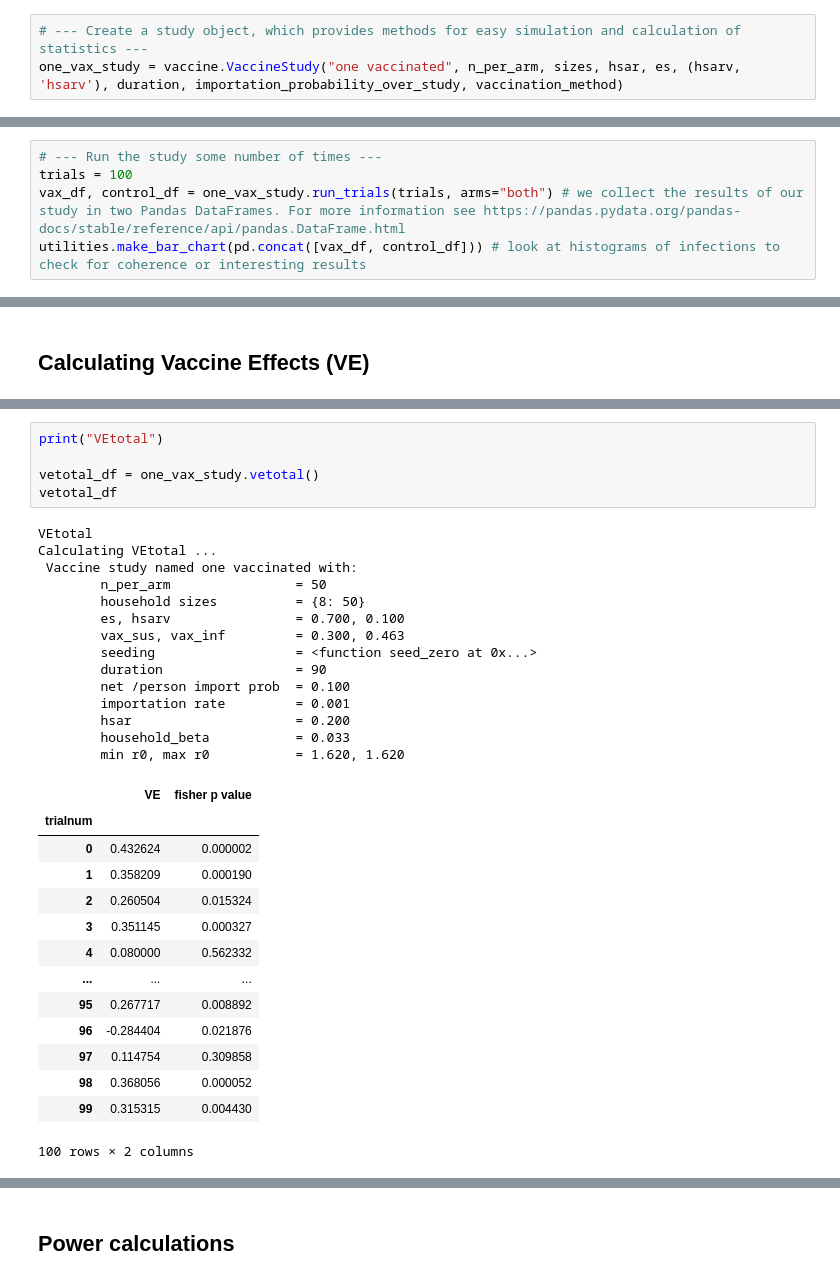
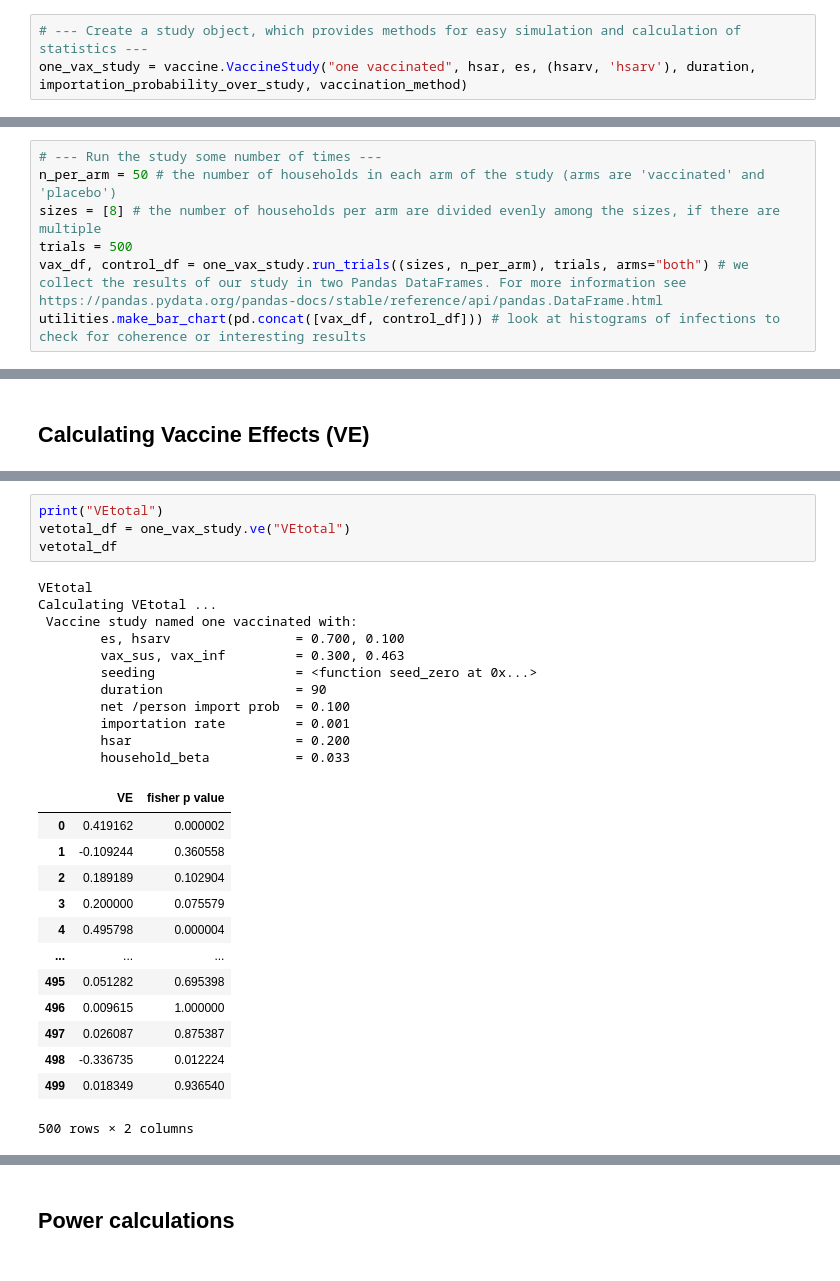
Before and after one commit to tanderson11/householdheterogeneity, a Jupyter notebook: VaccineLab.ipynb, the cells around one changed output, grey strips where cells are left out. Saved outputs shown, nothing was run; the diff lists cells and outputs as text.

```diff
--- a/VaccineLab.ipynb
+++ b/VaccineLab.ipynb
@@ -191,7 +243,7 @@ vaccination_method = vaccine.vaccinate_one
 #vaccination_method = functools.partial(vaccinate_fraction,fraction_vaccinated=0.5)
 # %%
 # --- Create a study object, which provides methods for easy simulation and calculation of statistics ---
-one_vax_study = vaccine.VaccineStudy("one vaccinated", n_per_arm, sizes, hsar, es, (hsarv, 'hsarv'), duration, importation_probability_over_study, vaccination_method)
+one_vax_study = vaccine.VaccineStudy("one vaccinated", hsar, es, (hsarv, 'hsarv'), duration, importation_probability_over_study, vaccination_method)
 # %%
 # What can we do with a VaccineStudy object once we have one?
 if print_documentation:
@@ -217,7 +251,9 @@ if print_documentation:
 # %%
 # --- Run the study some number of times ---
-trials = 100
-vax_df, control_df = one_vax_study.run_trials(trials, arms="both") # we collect the results of our study in two Pandas DataFrames. For more information see https://pandas.pydata.org/pandas-docs/stable/reference/api/pandas.DataFrame.html
+n_per_arm = 50 # the number of households in each arm of the study (arms are 'vaccinated' and 'placebo')
+sizes = [8] # the number of households per arm are divided evenly among the sizes, if there are multiple
+trials = 500
+vax_df, control_df = one_vax_study.run_trials((sizes, n_per_arm), trials, arms="both") # we collect the results of our study in two Pandas DataFrames. For more information see https://pandas.pydata.org/pandas-docs/stable/reference/api/pandas.DataFrame.html
 utilities.make_bar_chart(pd.concat([vax_df, control_df])) # look at histograms of infections to check for coherence or interesting results
 # %% [output]
 Running study ...
@@ -320,38 +354,33 @@ where, for example, $f_{v,p}$ denotes the fraction of primary individuals in hou
 The statistical significance of these effects is determined using [Fisher's exact test](https://en.wikipedia.org/wiki/Fisher%27s_exact_test).
 # %%
 print("VEtotal")
-
-vetotal_df = one_vax_study.vetotal()
+vetotal_df = one_vax_study.ve("VEtotal")
 vetotal_df
 # %% [output]
 VEtotal
 Calculating VEtotal ...
  Vaccine study named one vaccinated with:
-        n_per_arm                = 50
-        household sizes          = {8: 50}
         es, hsarv                = 0.700, 0.100
         vax_sus, vax_inf         = 0.300, 0.463
         seeding                  = <function seed_zero at 0x...>
         duration                 = 90
         net /person import prob  = 0.100
         importation rate         = 0.001
         hsar                     = 0.200
         household_beta           = 0.033
-        min r0, max r0           = 1.620, 1.620
 |  | VE | fisher p value |
-| trialnum |  |  |
-| 0 | 0.432624 | 0.000002 |
-| 1 | 0.358209 | 0.000190 |
-| 2 | 0.260504 | 0.015324 |
-| 3 | 0.351145 | 0.000327 |
-| 4 | 0.080000 | 0.562332 |
+| 0 | 0.419162 | 0.000002 |
+| 1 | -0.109244 | 0.360558 |
+| 2 | 0.189189 | 0.102904 |
+| 3 | 0.200000 | 0.075579 |
+| 4 | 0.495798 | 0.000004 |
 | ... | ... | ... |
-| 95 | 0.267717 | 0.008892 |
-| 96 | -0.284404 | 0.021876 |
-| 97 | 0.114754 | 0.309858 |
-| 98 | 0.368056 | 0.000052 |
-| 99 | 0.315315 | 0.004430 |
+| 495 | 0.051282 | 0.695398 |
+| 496 | 0.009615 | 1.000000 |
+| 497 | 0.026087 | 0.875387 |
+| 498 | -0.336735 | 0.012224 |
+| 499 | 0.018349 | 0.936540 |
-100 rows × 2 columns
+500 rows × 2 columns
 # %%
 vetotal_df["VE"].hist(cumulative=True)
 plt.title("Cumulative histogram of VEtotal")
```
Also changed, not shown: parts of 39 cells of this notebook.
